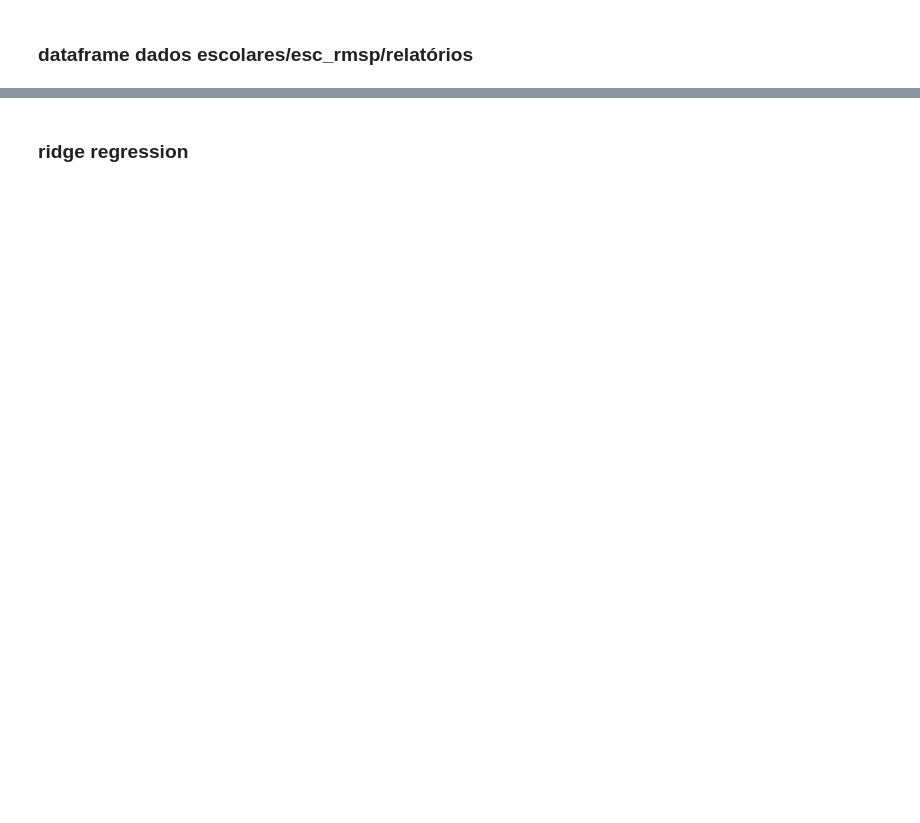
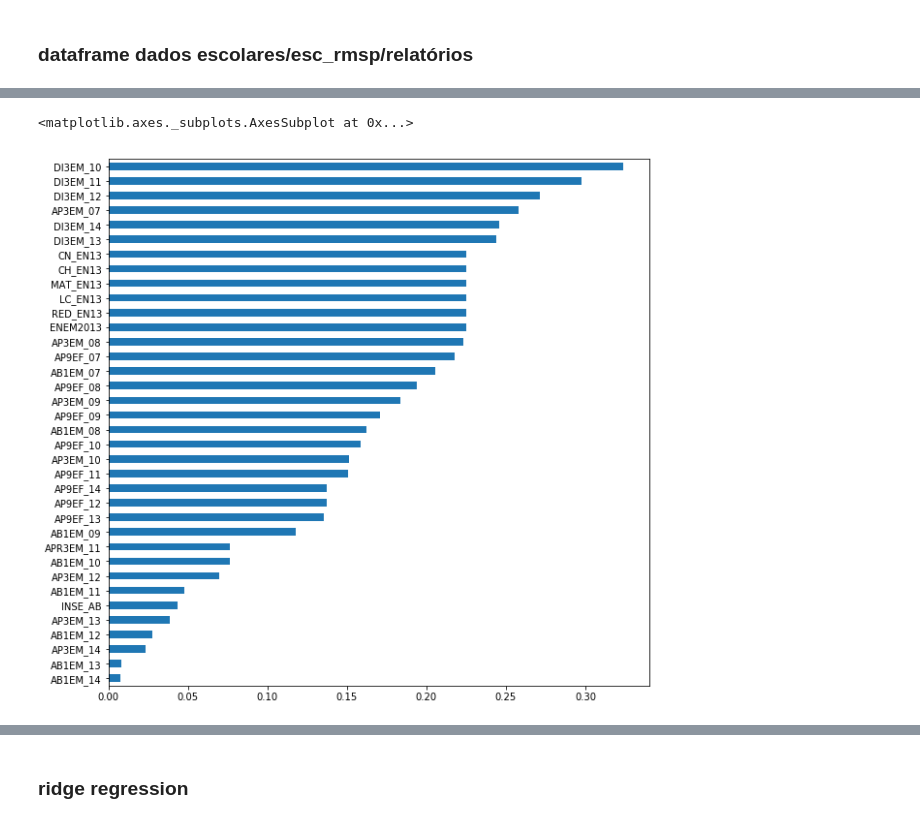
Before and after one commit to GiovaniValdrighi/DataScience_IC, a Jupyter notebook: Contest/ridge_lasso.ipynb, the cells around one changed output, grey strips where cells are left out. Cells and saved outputs as stored; diff of their text form; code cells hidden in the pictures; blank space fills up the shorter version.

```diff
--- a/Contest/ridge_lasso.ipynb
+++ b/Contest/ridge_lasso.ipynb
@@ -53,0 +91,5 @@ rendimento:  (365, 18)
+# %%
+esc_rmsp.loc[:,esc_rmsp.isna().mean().sort_values(ascending = False) != 0].isna().mean().sort_values().plot(kind = "barh", figsize = (10,10))
+# %% [output]
+<matplotlib.axes._subplots.AxesSubplot at 0x...>
+[figure, added]
```
Also changed, not shown: parts of 39 cells of this notebook, 2 other files.
